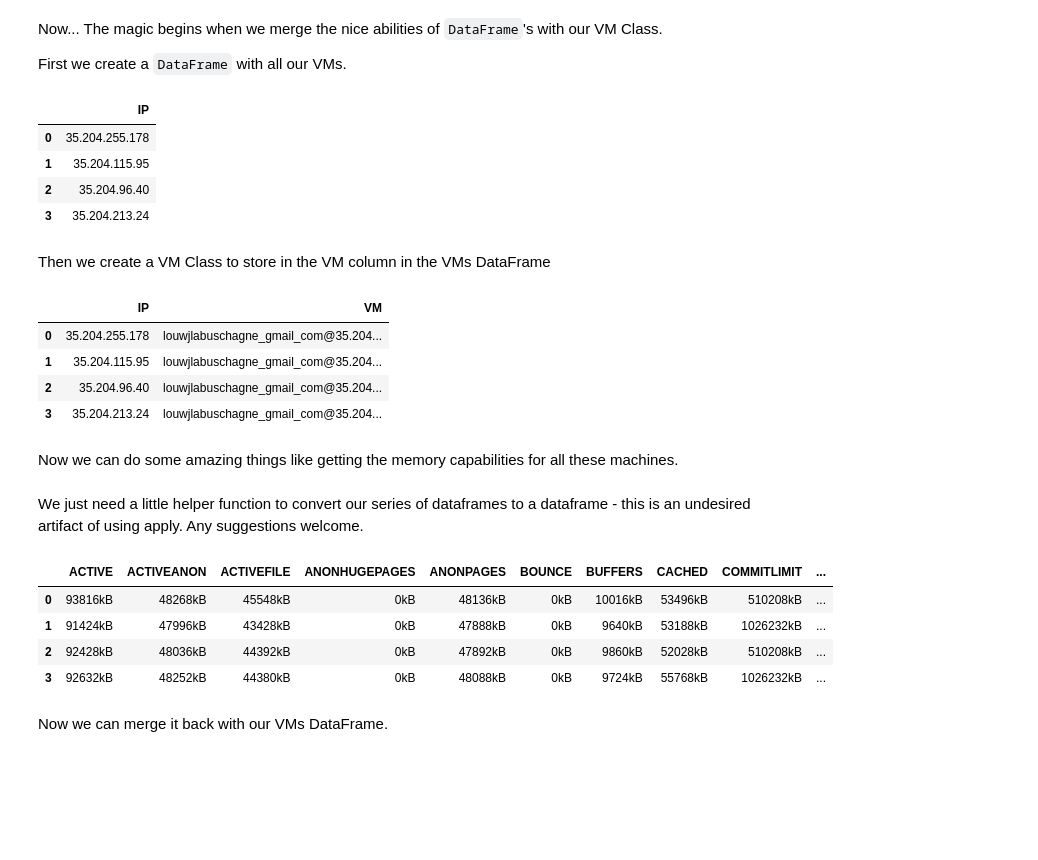
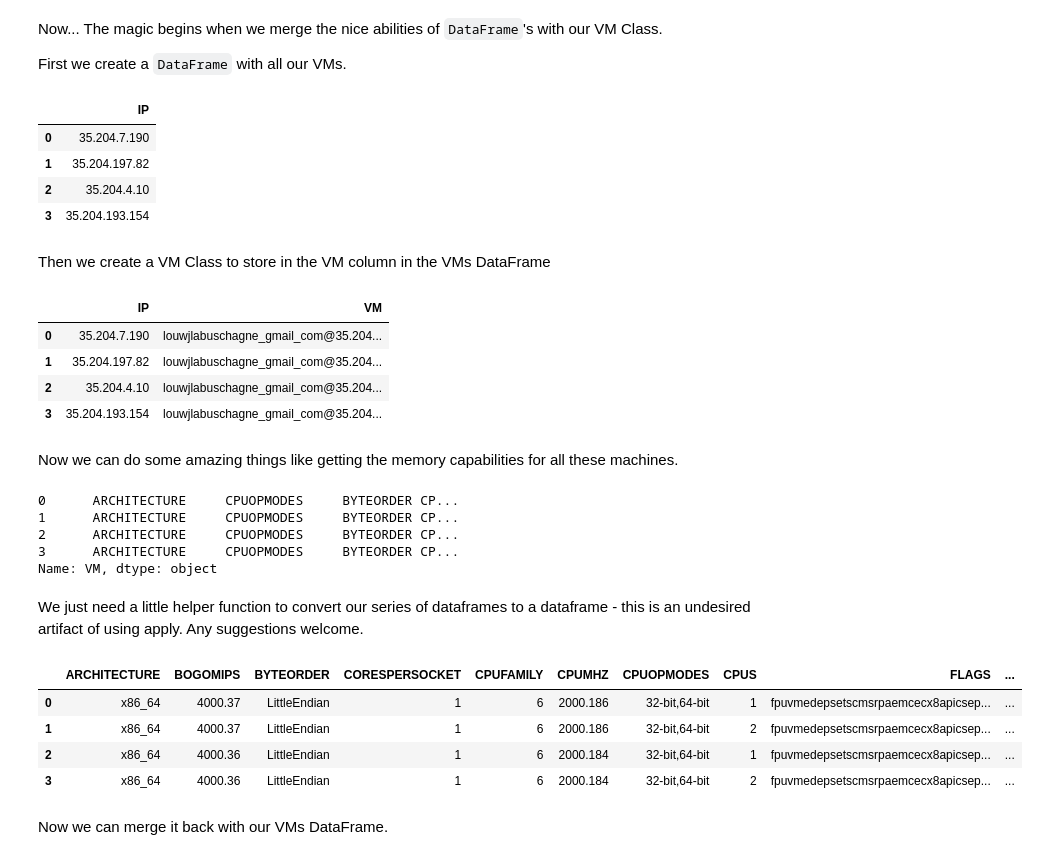
Before and after one commit to louwjlabuschagne/virtual-machines, a Jupyter notebook: src/Virtual Machines Tutorial.ipynb, the cells around one changed output. Cells and saved outputs as stored; diff of their text form; code cells hidden in the pictures; blank space fills up the shorter version.

Commit message:
ran with new IPs to get some other table I needed for the medium blog post.

```diff
--- a/src/Virtual Machines Tutorial.ipynb
+++ b/src/Virtual Machines Tutorial.ipynb
@@ -22,7 +22,7 @@ pd.options.display.max_rows = 100
 # %% [markdown]
 ## Constants
 # %%
-HOST = '35.204.255.178'
+HOST = '35.204.7.190'
 USERNAME = 'louwjlabuschagne_gmail_com'
 PUB_KEY = '/Users/louwrenslabuschagne/.ssh/id_rsa.pub'
 # %% [markdown]
@@ -128,19 +128,19 @@ Now... The magic begins when we merge the nice abilities of `DataFrame`'s with o
 
 First we create a `DataFrame` with all our VMs.
 # %%
-ips = ['35.204.255.178',
-             '35.204.96.40',
-             '35.204.213.24',
-             '35.204.115.95']
+ips = ['35.204.7.190',
+'35.204.197.82',
+'35.204.4.10',
+'35.204.193.154']
 
 VMs = pd.DataFrame(dict(IP=ips))
 VMs
 # %% [output]
 |  | IP |
-| 0 | 35.204.255.178 |
-| 1 | 35.204.115.95 |
-| 2 | 35.204.96.40 |
-| 3 | 35.204.213.24 |
+| 0 | 35.204.7.190 |
+| 1 | 35.204.197.82 |
+| 2 | 35.204.4.10 |
+| 3 | 35.204.193.154 |
 # %% [markdown]
 Then we create a VM Class to store in the VM column in the VMs DataFrame
 # %%
@@ -148,17 +148,23 @@ VMs['VM'] = VMs.apply(lambda row: VM(row.IP, USERNAME, PUB_KEY), axis=1)
 VMs
 # %% [output]
 |  | IP | VM |
-| 0 | 35.204.255.178 | louwjlabuschagne_gmail_com@35.204... |
-| 1 | 35.204.115.95 | louwjlabuschagne_gmail_com@35.204... |
-| 2 | 35.204.96.40 | louwjlabuschagne_gmail_com@35.204... |
-| 3 | 35.204.213.24 | louwjlabuschagne_gmail_com@35.204... |
+| 0 | 35.204.7.190 | louwjlabuschagne_gmail_com@35.204... |
+| 1 | 35.204.197.82 | louwjlabuschagne_gmail_com@35.204... |
+| 2 | 35.204.4.10 | louwjlabuschagne_gmail_com@35.204... |
+| 3 | 35.204.193.154 | louwjlabuschagne_gmail_com@35.204... |
 # %%
 VMs.to_csv('../table_outputs/VM_connected_state.csv', index=False)
 # %% [markdown]
 Now we can do some amazing things like getting the memory capabilities for all these machines.
 # %%
-meminfo = VMs.VM.apply(lambda vm: vm.parse_key_value_output('cat /proc/meminfo'))
-meminfo
+lscpu = VMs.VM.apply(lambda vm: vm.parse_key_value_output('lscpu'))
+lscpu
+# %% [output]
+0      ARCHITECTURE     CPUOPMODES     BYTEORDER CP...
+1      ARCHITECTURE     CPUOPMODES     BYTEORDER CP...
+2      ARCHITECTURE     CPUOPMODES     BYTEORDER CP...
+3      ARCHITECTURE     CPUOPMODES     BYTEORDER CP...
+Name: VM, dtype: object
 # %% [markdown]
 We just need a little helper function to convert our series of dataframes to a dataframe - this is an undesired artifact of using apply. Any suggestions welcome.
 # %%
@@ -169,13 +175,13 @@ def series_to_df(series):
     df.reset_index(inplace=True, drop=True)
     return(df)
 # %%
-series_to_df(meminfo)
+series_to_df(lscpu)
 # %% [output]
-|  | ACTIVE | ACTIVEANON | ACTIVEFILE | ANONHUGEPAGES | ANONPAGES | BOUNCE | BUFFERS | CACHED | COMMITLIMIT | ... |
-| 0 | 93816kB | 48268kB | 45548kB | 0kB | 48136kB | 0kB | 10016kB | 53496kB | 510208kB | ... |
-| 1 | 91424kB | 47996kB | 43428kB | 0kB | 47888kB | 0kB | 9640kB | 53188kB | 1026232kB | ... |
-| 2 | 92428kB | 48036kB | 44392kB | 0kB | 47892kB | 0kB | 9860kB | 52028kB | 510208kB | ... |
-| 3 | 92632kB | 48252kB | 44380kB | 0kB | 48088kB | 0kB | 9724kB | 55768kB | 1026232kB | ... |
+|  | ARCHITECTURE | BOGOMIPS | BYTEORDER | CORESPERSOCKET | CPUFAMILY | CPUMHZ | CPUOPMODES | CPUS | FLAGS | ... |
+| 0 | x86_64 | 4000.37 | LittleEndian | 1 | 6 | 2000.186 | 32-bit,64-bit | 1 | fpuvmedepsetscmsrpaemcecx8apicsep... | ... |
+| 1 | x86_64 | 4000.37 | LittleEndian | 1 | 6 | 2000.186 | 32-bit,64-bit | 2 | fpuvmedepsetscmsrpaemcecx8apicsep... | ... |
+| 2 | x86_64 | 4000.36 | LittleEndian | 1 | 6 | 2000.184 | 32-bit,64-bit | 1 | fpuvmedepsetscmsrpaemcecx8apicsep... | ... |
+| 3 | x86_64 | 4000.36 | LittleEndian | 1 | 6 | 2000.184 | 32-bit,64-bit | 2 | fpuvmedepsetscmsrpaemcecx8apicsep... | ... |
 # %% [markdown]
 Now we can merge it back with our VMs DataFrame.
 # %%
```
Also changed, not shown: parts of 11 cells of this notebook, 1 other file.
